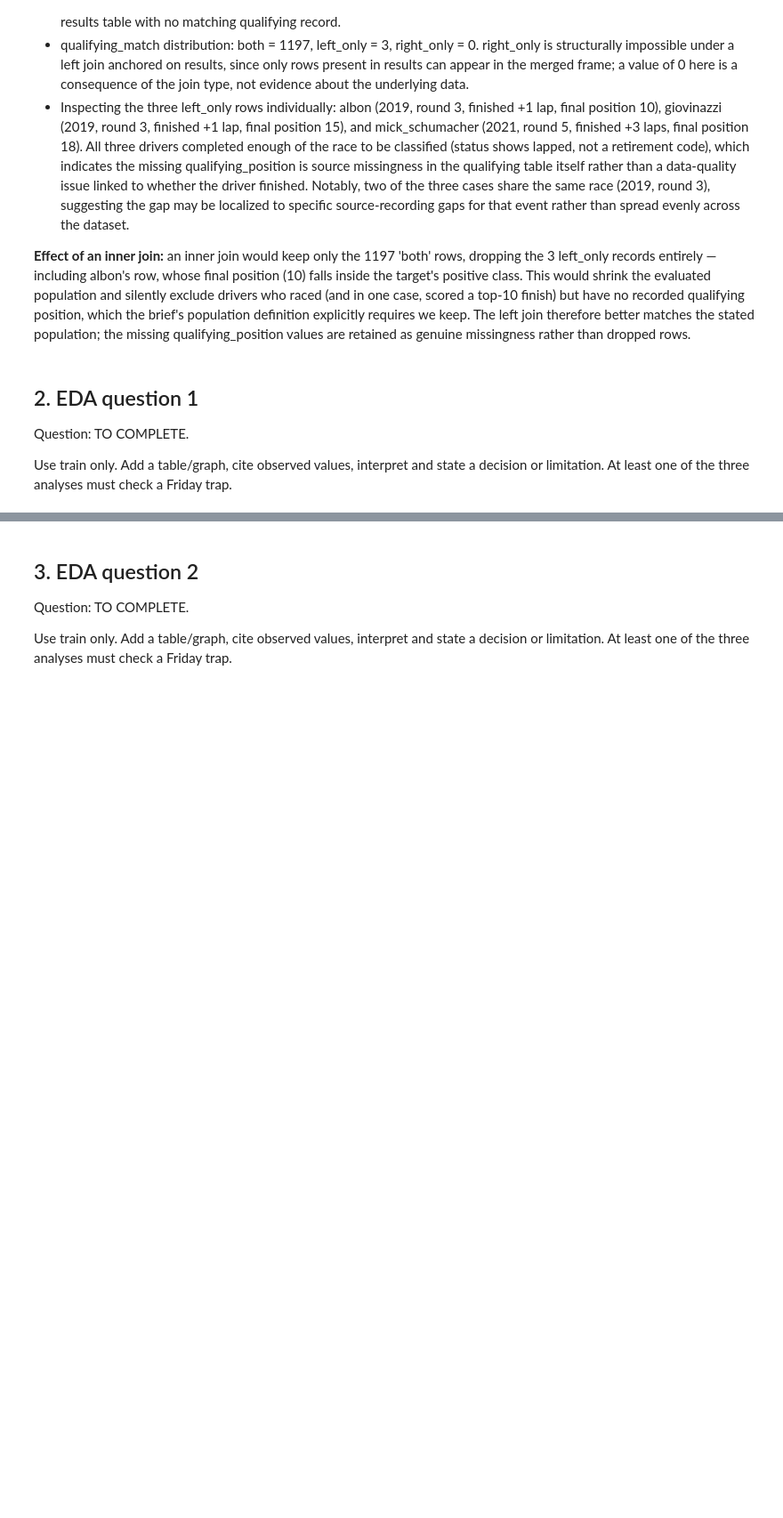
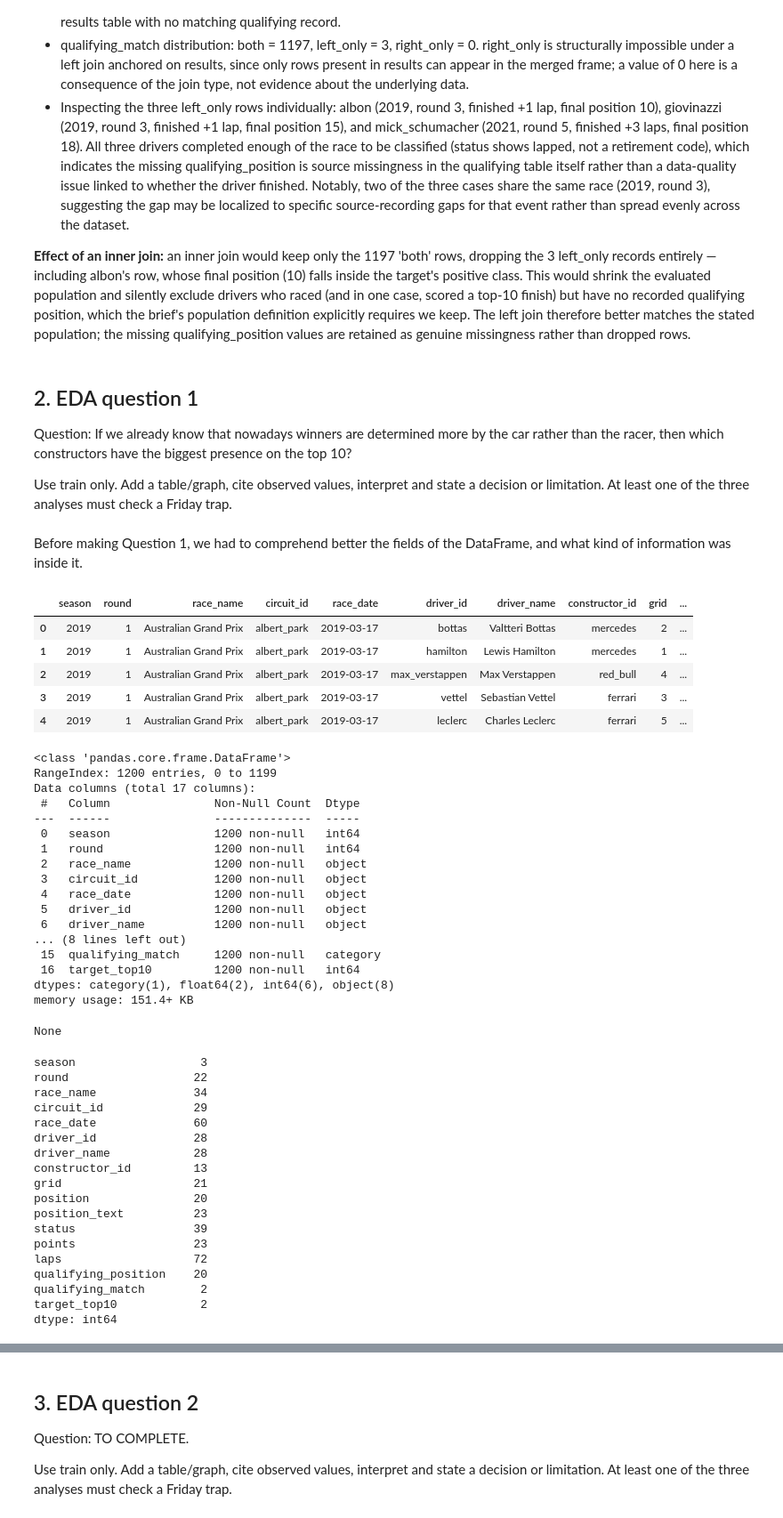
Before and after one commit to skypeceo/Lab_01_IA_Workshop, a Jupyter notebook: labs/lab_01/Lab01_EDA_Baselines_Student_v1.ipynb, the cells around one changed output, grey strips where cells are left out. Shown at 89% size. Saved outputs shown, nothing was run; the diff lists cells and outputs as text; code cells hidden in the pictures; blank space fills up the shorter version.

Commit message:
EDA Question 1 BL

```diff
--- a/labs/lab_01/Lab01_EDA_Baselines_Student_v1.ipynb
+++ b/labs/lab_01/Lab01_EDA_Baselines_Student_v1.ipynb
@@ -121,8 +122,57 @@ better matches the stated population; the missing qualifying_position values are
 genuine missingness rather than dropped rows.
 # %% [markdown]
 ## 2. EDA question 1
-Question: TO COMPLETE.
+Question: If we already know that nowadays winners are determined more by the car rather than the racer, then which constructors have the biggest presence on the top 10?
 
 Use train only. Add a table/graph, cite observed values, interpret and state a decision or limitation. At least one of the three analyses must check a Friday trap.
+# %% [markdown]
+Before making Question 1, we had to comprehend better the fields of the DataFrame, and what kind of information was inside it.
 # %%
 # Add your train-only analysis here.
+# Step 1: Further understanding of the df and its contents
+display(train.head())
+display(train.info())
+display(train.nunique())
+# %% [output]
+|  | season | round | race_name | circuit_id | race_date | driver_id | driver_name | constructor_id | grid | ... |
+| 0 | 2019 | 1 | Australian Grand Prix | albert_park | 2019-03-17 | bottas | Valtteri Bottas | mercedes | 2 | ... |
+| 1 | 2019 | 1 | Australian Grand Prix | albert_park | 2019-03-17 | hamilton | Lewis Hamilton | mercedes | 1 | ... |
+| 2 | 2019 | 1 | Australian Grand Prix | albert_park | 2019-03-17 | max_verstappen | Max Verstappen | red_bull | 4 | ... |
+| 3 | 2019 | 1 | Australian Grand Prix | albert_park | 2019-03-17 | vettel | Sebastian Vettel | ferrari | 3 | ... |
+| 4 | 2019 | 1 | Australian Grand Prix | albert_park | 2019-03-17 | leclerc | Charles Leclerc | ferrari | 5 | ... |
+<class 'pandas.core.frame.DataFrame'>
+RangeIndex: 1200 entries, 0 to 1199
+Data columns (total 17 columns):
+ #   Column               Non-Null Count  Dtype
+---  ------               --------------  -----
+ 0   season               1200 non-null   int64
+ 1   round                1200 non-null   int64
+ 2   race_name            1200 non-null   object
+ 3   circuit_id           1200 non-null   object
+ 4   race_date            1200 non-null   object
+ 5   driver_id            1200 non-null   object
+ 6   driver_name          1200 non-null   object
+... (8 lines left out)
+ 15  qualifying_match     1200 non-null   category
+ 16  target_top10         1200 non-null   int64
+dtypes: category(1), float64(2), int64(6), object(8)
+memory usage: 151.4+ KB
+None
+season                  3
+round                  22
+race_name              34
+circuit_id             29
+race_date              60
+driver_id              28
+driver_name            28
+constructor_id         13
+grid                   21
+position               20
+position_text          23
+status                 39
+points                 23
+laps                   72
+qualifying_position    20
+qualifying_match        2
+target_top10            2
+dtype: int64
```
Also changed, not shown: parts of 8 cells of this notebook.
